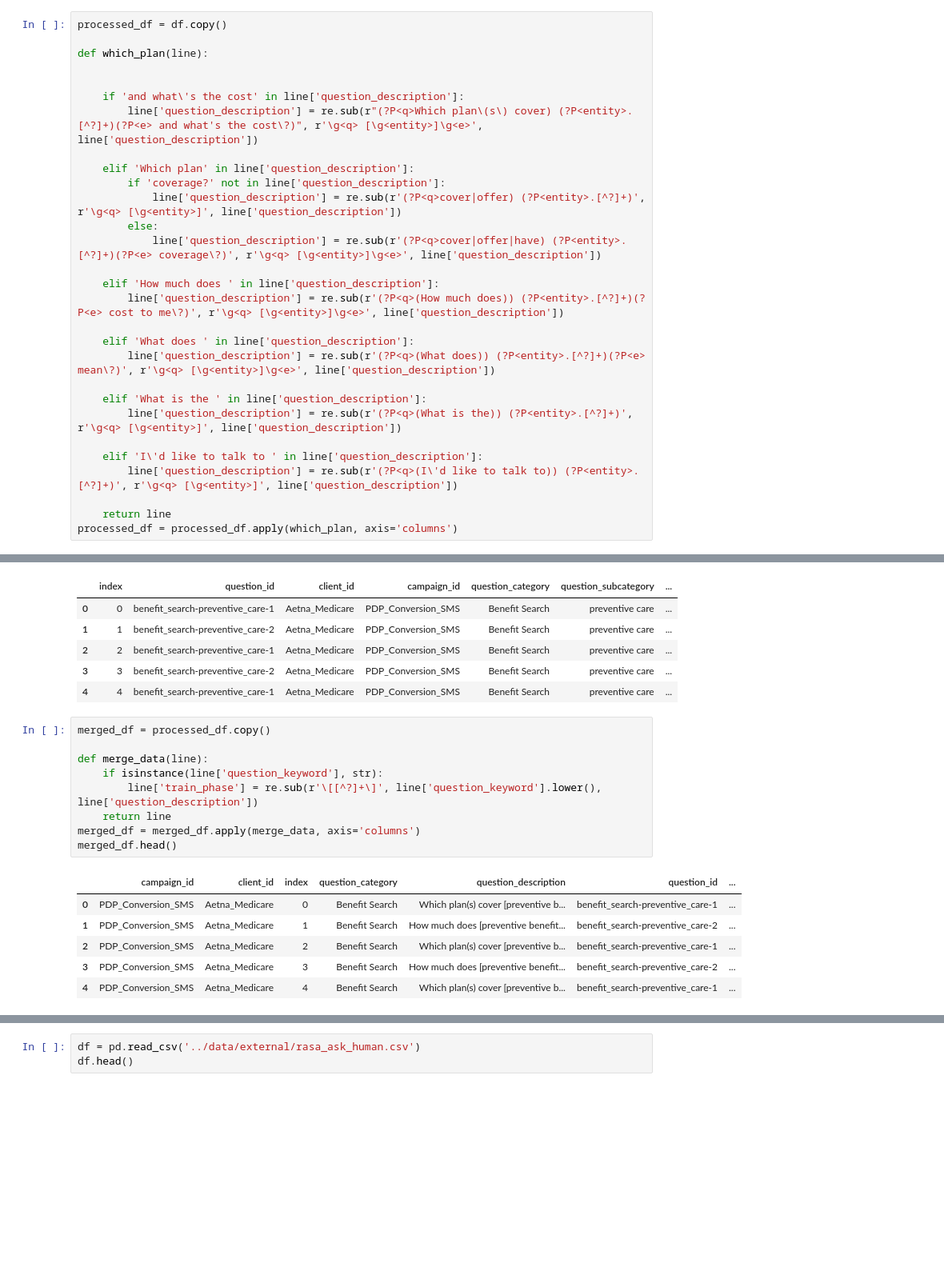
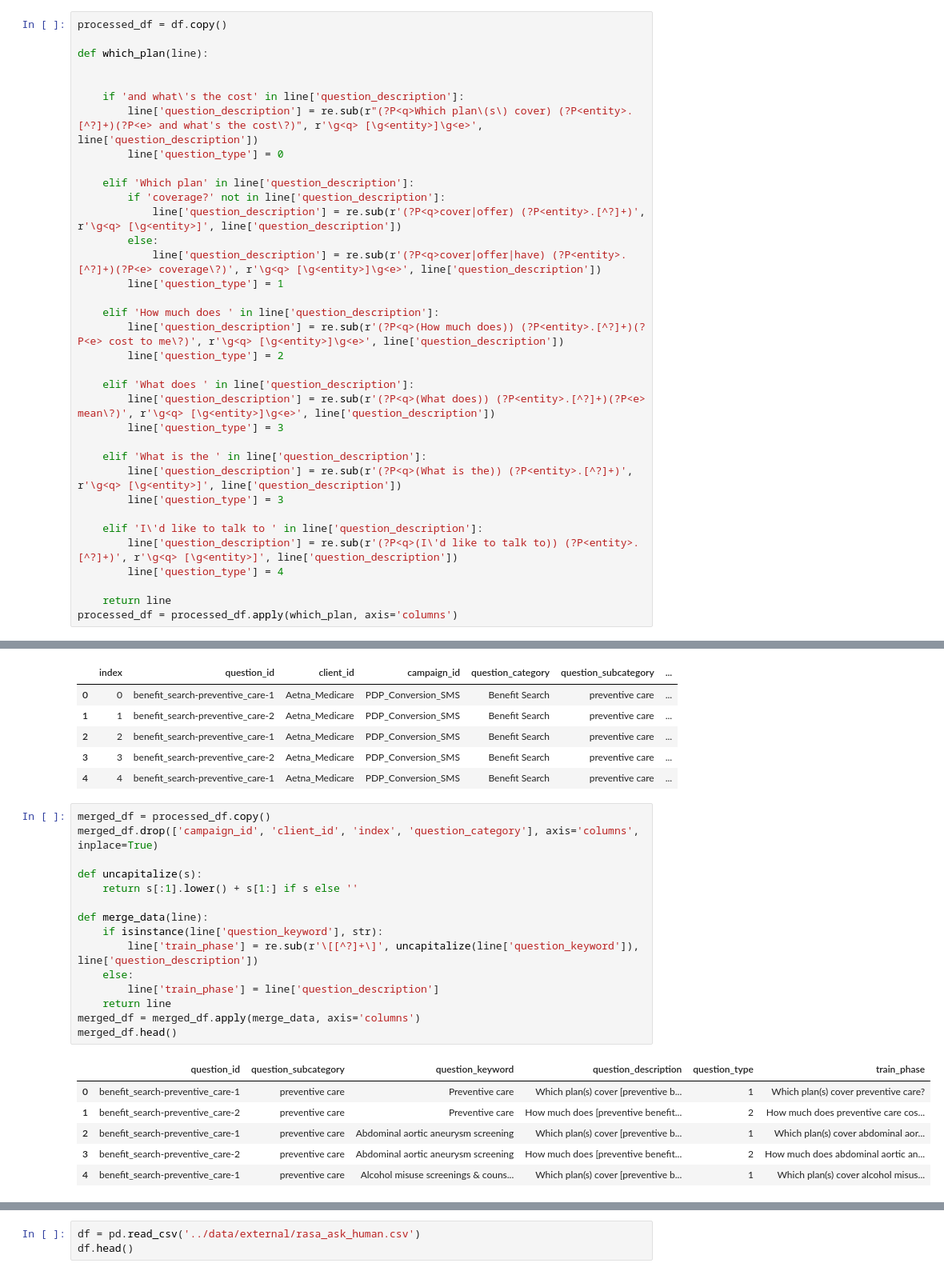
Before and after one commit to SinolationGroup/nlp-models, a Jupyter notebook: notebooks/02-data_generation.ipynb, the cells around one changed output, grey strips where cells are left out. Shown at 80% size. Saved outputs shown, nothing was run; the diff lists cells and outputs as text; blank space fills up the shorter version.

```diff
--- a/notebooks/02-data_generation.ipynb
+++ b/notebooks/02-data_generation.ipynb
@@ -61,24 +61,30 @@ def which_plan(line):
 
     if 'and what\'s the cost' in line['question_description']:
         line['question_description'] = re.sub(r"(?P<q>Which plan\(s\) cover) (?P<entity>.[^?]+)(?P<e> and what's the cost\?)", r'\g<q> [\g<entity>]\g<e>', line['question_description'])
+        line['question_type'] = 0
 
     elif 'Which plan' in line['question_description']:
         if 'coverage?' not in line['question_description']:
             line['question_description'] = re.sub(r'(?P<q>cover|offer) (?P<entity>.[^?]+)', r'\g<q> [\g<entity>]', line['question_description'])
         else:
             line['question_description'] = re.sub(r'(?P<q>cover|offer|have) (?P<entity>.[^?]+)(?P<e> coverage\?)', r'\g<q> [\g<entity>]\g<e>', line['question_description'])
+        line['question_type'] = 1
 
     elif 'How much does ' in line['question_description']:
         line['question_description'] = re.sub(r'(?P<q>(How much does)) (?P<entity>.[^?]+)(?P<e> cost to me\?)', r'\g<q> [\g<entity>]\g<e>', line['question_description'])
+        line['question_type'] = 2
 
     elif 'What does ' in line['question_description']:
         line['question_description'] = re.sub(r'(?P<q>(What does)) (?P<entity>.[^?]+)(?P<e> mean\?)', r'\g<q> [\g<entity>]\g<e>', line['question_description'])
+        line['question_type'] = 3
 
     elif 'What is the ' in line['question_description']:
         line['question_description'] = re.sub(r'(?P<q>(What is the)) (?P<entity>.[^?]+)', r'\g<q> [\g<entity>]', line['question_description'])
+        line['question_type'] = 3
 
     elif 'I\'d like to talk to ' in line['question_description']:
         line['question_description'] = re.sub(r'(?P<q>(I\'d like to talk to)) (?P<entity>.[^?]+)', r'\g<q> [\g<entity>]', line['question_description'])
+        line['question_type'] = 4
 
     return line
 processed_df = processed_df.apply(which_plan, axis='columns')
@@ -161,17 +148,23 @@ processed_df.head()
 | 4 | 4 | benefit_search-preventive_care-1 | Aetna_Medicare | PDP_Conversion_SMS | Benefit Search | preventive care | ... |
 # %%
 merged_df = processed_df.copy()
+merged_df.drop(['campaign_id', 'client_id', 'index', 'question_category'], axis='columns', inplace=True)
+
+def uncapitalize(s):
+    return s[:1].lower() + s[1:] if s else ''
 
 def merge_data(line):
     if isinstance(line['question_keyword'], str):
-        line['train_phase'] = re.sub(r'\[[^?]+\]', line['question_keyword'].lower(), line['question_description'])
+        line['train_phase'] = re.sub(r'\[[^?]+\]', uncapitalize(line['question_keyword']), line['question_description'])
+    else:
+        line['train_phase'] = line['question_description']
     return line
 merged_df = merged_df.apply(merge_data, axis='columns')
 merged_df.head()
 # %% [output]
-|  | campaign_id | client_id | index | question_category | question_description | question_id | ... |
-| 0 | PDP_Conversion_SMS | Aetna_Medicare | 0 | Benefit Search | Which plan(s) cover [preventive b... | benefit_search-preventive_care-1 | ... |
-| 1 | PDP_Conversion_SMS | Aetna_Medicare | 1 | Benefit Search | How much does [preventive benefit... | benefit_search-preventive_care-2 | ... |
-| 2 | PDP_Conversion_SMS | Aetna_Medicare | 2 | Benefit Search | Which plan(s) cover [preventive b... | benefit_search-preventive_care-1 | ... |
-| 3 | PDP_Conversion_SMS | Aetna_Medicare | 3 | Benefit Search | How much does [preventive benefit... | benefit_search-preventive_care-2 | ... |
-| 4 | PDP_Conversion_SMS | Aetna_Medicare | 4 | Benefit Search | Which plan(s) cover [preventive b... | benefit_search-preventive_care-1 | ... |
+|  | question_id | question_subcategory | question_keyword | question_description | question_type | train_phase |
+| 0 | benefit_search-preventive_care-1 | preventive care | Preventive care | Which plan(s) cover [preventive b... | 1 | Which plan(s) cover preventive care? |
+| 1 | benefit_search-preventive_care-2 | preventive care | Preventive care | How much does [preventive benefit... | 2 | How much does preventive care cos... |
+| 2 | benefit_search-preventive_care-1 | preventive care | Abdominal aortic aneurysm screening | Which plan(s) cover [preventive b... | 1 | Which plan(s) cover abdominal aor... |
+| 3 | benefit_search-preventive_care-2 | preventive care | Abdominal aortic aneurysm screening | How much does [preventive benefit... | 2 | How much does abdominal aortic an... |
+| 4 | benefit_search-preventive_care-1 | preventive care | Alcohol misuse screenings & couns... | Which plan(s) cover [preventive b... | 1 | Which plan(s) cover alcohol misus... |
```
Also changed, not shown: parts of 8 cells of this notebook, 7 other files.
